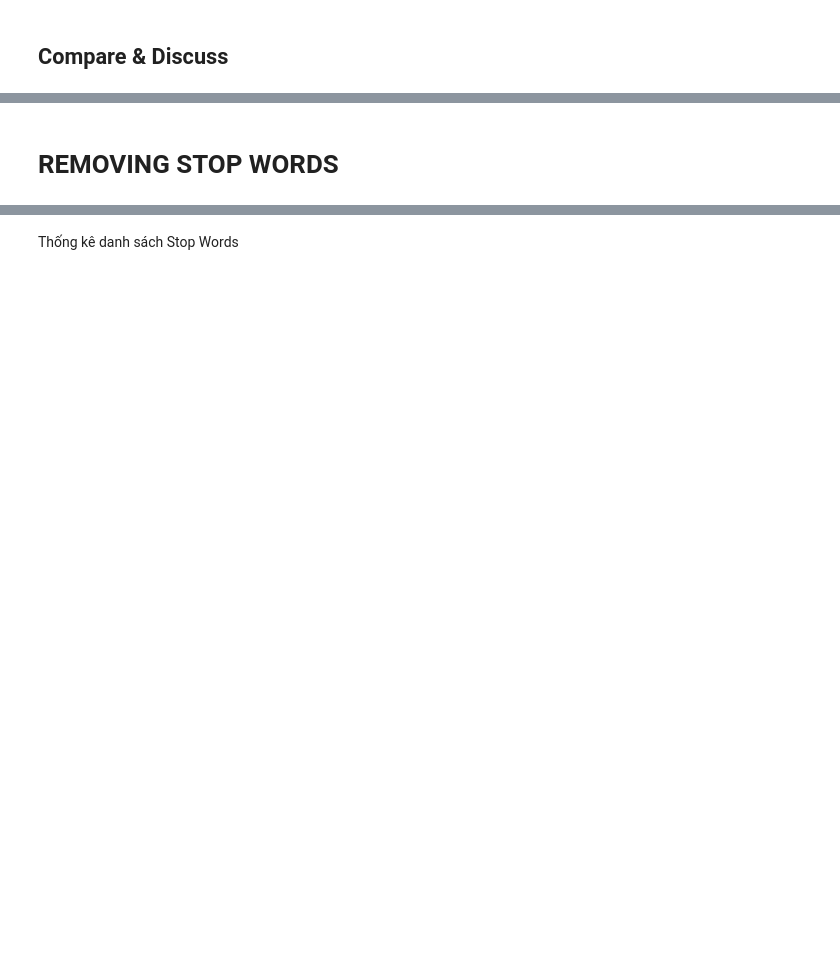
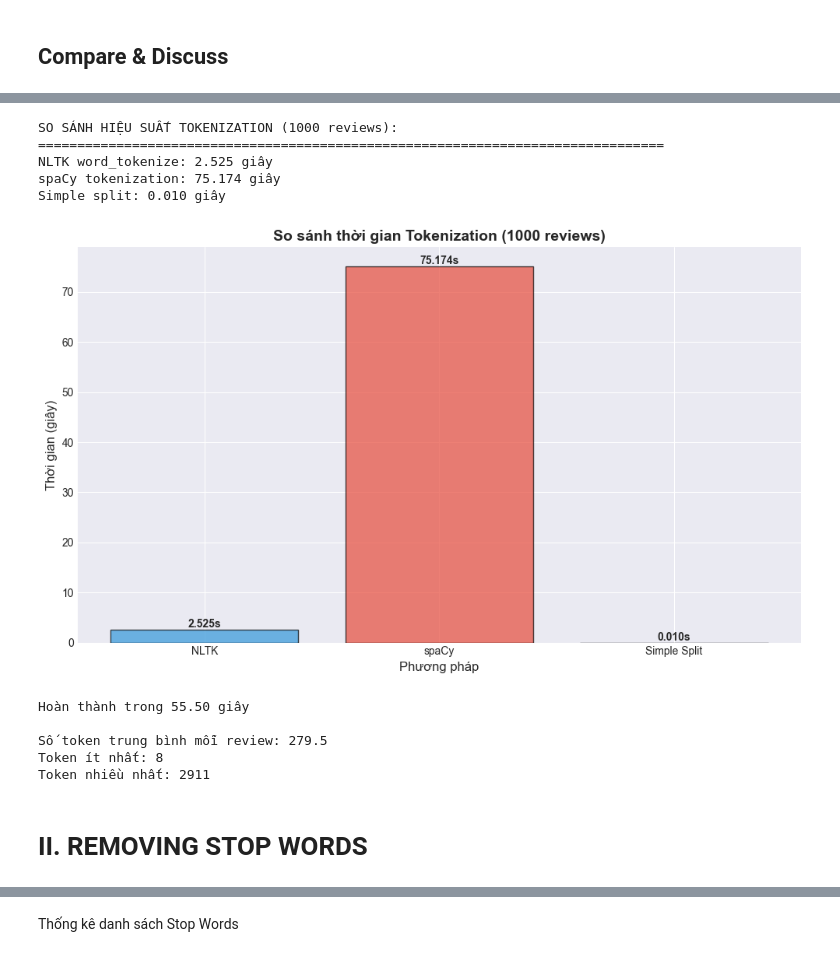
Before and after one commit to thloc1212/DataMiningLab1, a Jupyter notebook: notebooks/03_text_preprocessing.ipynb, the cells around one changed output, grey strips where cells are left out. Saved outputs shown, nothing was run; the diff lists cells and outputs as text; code cells hidden in the pictures; blank space fills up the shorter version.

```diff
--- a/notebooks/03_text_preprocessing.ipynb
+++ b/notebooks/03_text_preprocessing.ipynb
@@ -74,6 +129,6 @@ df_work.info()
 # %% [markdown]
 ## Word Tokenization
 # %%
-sample_review = df_work['review'].iloc[0]
+sample_review = df['review'].iloc[0]
 print("Review gốc (1 review):")
 print(sample_review[:500])
@@ -132,6 +276,6 @@ print(f"Kết quả Subword: {tokens_subword}")
 # %%
 # So sánh thời gian xử lý trên 1000 reviews
-test_reviews = df_work['review'].head(1000).tolist()
+test_reviews = df['review'].head(1000).tolist()
 
 print("SO SÁNH HIỆU SUẤT TOKENIZATION (1000 reviews):")
 print("=" * 80)
@@ -150,44 +294,57 @@ for review in test_reviews:
     tokens = [token.text for token in doc]
 time_spacy = time.time() - start
 print(f"spaCy tokenization: {time_spacy:.3f} giây")
 
 # Simple split
 start = time.time()
 for review in test_reviews:
     tokens = review.split()
 time_simple = time.time() - start
 print(f"Simple split: {time_simple:.3f} giây")
 
 # Vẽ biểu đồ so sánh
 methods = ['NLTK', 'spaCy', 'Simple Split']
 times = [time_nltk, time_spacy, time_simple]
 
 plt.figure(figsize=(10, 6))
 bars = plt.bar(methods, times, color=['#3498db', '#e74c3c', '#2ecc71'], edgecolor='black', alpha=0.7)
 plt.title('So sánh thời gian Tokenization (1000 reviews)', fontsize=14, fontweight='bold')
 plt.ylabel('Thời gian (giây)', fontsize=12)
 plt.xlabel('Phương pháp', fontsize=12)
 
 # Thêm giá trị lên cột
 for i, bar in enumerate(bars):
     height = bar.get_height()
     plt.text(bar.get_x() + bar.get_width()/2., height,
              f'{times[i]:.3f}s',
              ha='center', va='bottom', fontweight='bold')
 
 plt.tight_layout()
 plt.show()
+# %% [output]
+SO SÁNH HIỆU SUẤT TOKENIZATION (1000 reviews):
+================================================================================
+NLTK word_tokenize: 2.525 giây
+spaCy tokenization: 75.174 giây
+Simple split: 0.010 giây
+[figure, added]
 # %%
 # Tokenize toàn bộ dataset với NLTK
 start = time.time()
 
-df_work['tokens'] = df_work['review'].apply(word_tokenize)
-df_work['token_count'] = df_work['tokens'].apply(len)
+df['tokens'] = df['review'].apply(word_tokenize)
+df['token_count'] = df['tokens'].apply(len)
 
 elapsed = time.time() - start
 print(f"Hoàn thành trong {elapsed:.2f} giây")
-print(f"\nSố token trung bình mỗi review: {df_work['token_count'].mean():.1f}")
-print(f"Token ít nhất: {df_work['token_count'].min()}")
-print(f"Token nhiều nhất: {df_work['token_count'].max()}")
+print(f"\nSố token trung bình mỗi review: {df['token_count'].mean():.1f}")
+print(f"Token ít nhất: {df['token_count'].min()}")
+print(f"Token nhiều nhất: {df['token_count'].max()}")
+# %% [output]
+Hoàn thành trong 55.50 giây
+
+Số token trung bình mỗi review: 279.5
+Token ít nhất: 8
+Token nhiều nhất: 2911
 # %% [markdown]
-# REMOVING STOP WORDS
+# II. REMOVING STOP WORDS
```
Also changed, not shown: parts of 60 cells of this notebook.
